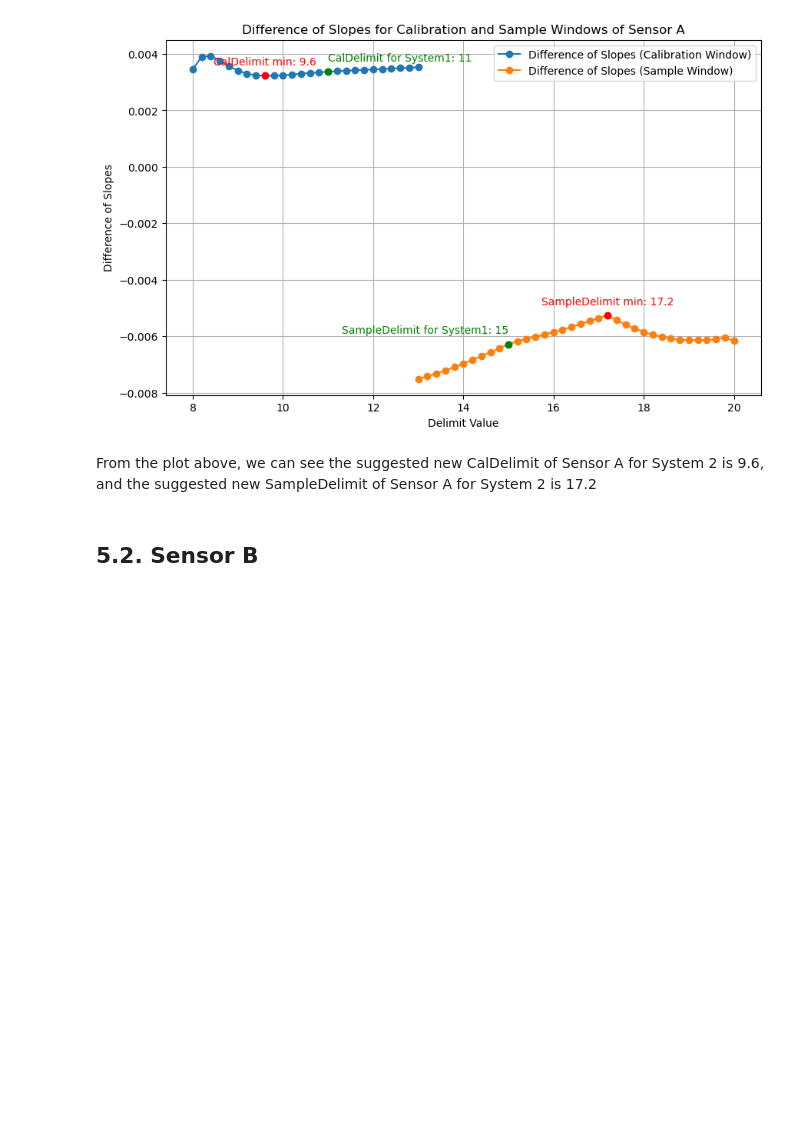
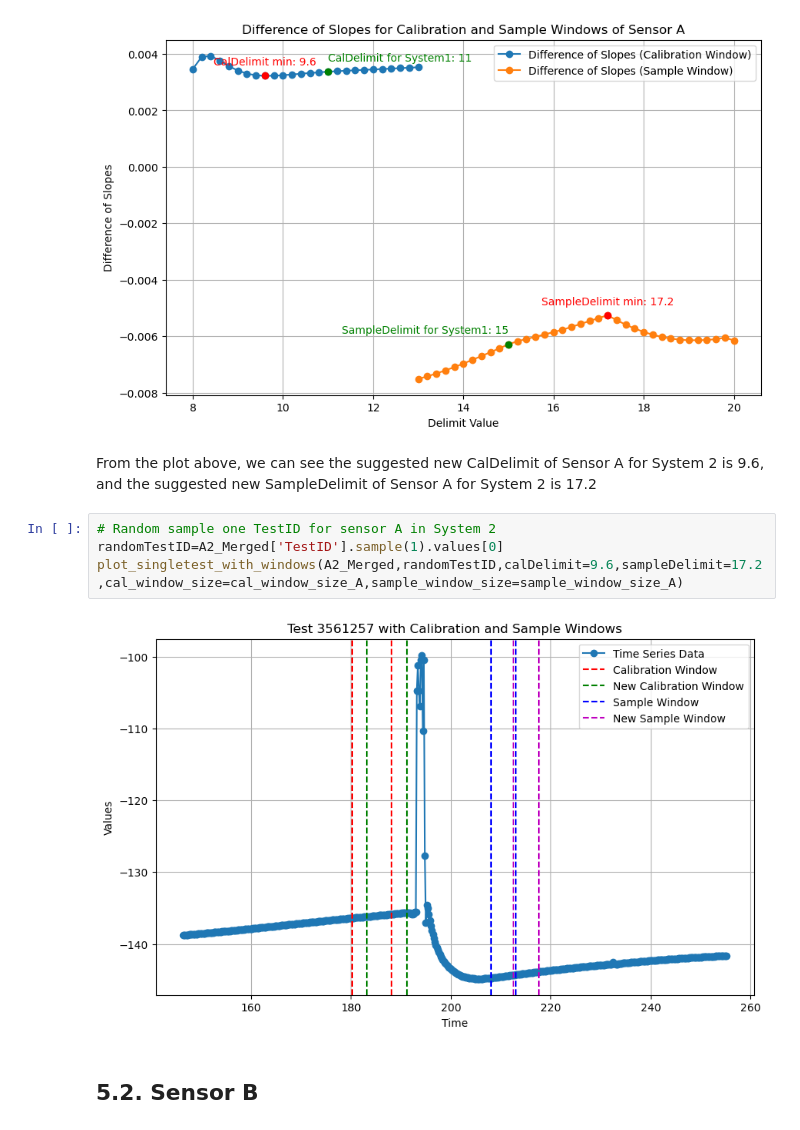
Before and after one commit to dejaytang/Capstone_Siemens, a Jupyter notebook: Coding/Nan/Siemens_window_optimization_Nan.ipynb, the cells around one changed output. Saved outputs shown, nothing was run; the diff lists cells and outputs as text; blank space fills up the shorter version.

Commit message:
modified code for window optimization

```diff
--- a/Coding/Nan/Siemens_window_optimization_Nan.ipynb
+++ b/Coding/Nan/Siemens_window_optimization_Nan.ipynb
@@ -548,6 +609,12 @@ plt.show()
 [figure]
 # %% [markdown]
 From the plot above, we can see the suggested new CalDelimit of Sensor A for System 2 is 9.6, and the suggested new SampleDelimit of Sensor A for System 2 is 17.2
+# %%
+# Random sample one TestID for sensor A in System 2
+randomTestID=A2_Merged['TestID'].sample(1).values[0]
+plot_singletest_with_windows(A2_Merged,randomTestID,calDelimit=9.6,sampleDelimit=17.2,cal_window_size=cal_window_size_A,sample_window_size=sample_window_size_A)
+# %% [output]
+[figure, added]
 # %% [markdown]
 ## 5.2. Sensor B
 # %% [markdown]
```
Also changed, not shown: parts of 3 cells of this notebook.
